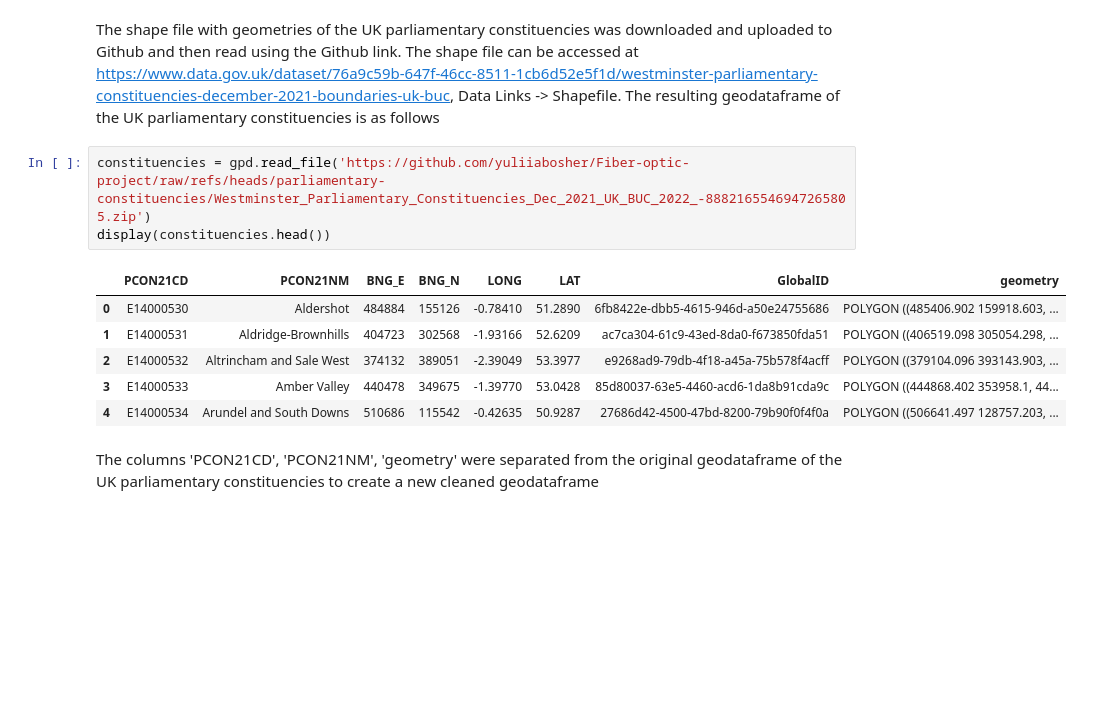
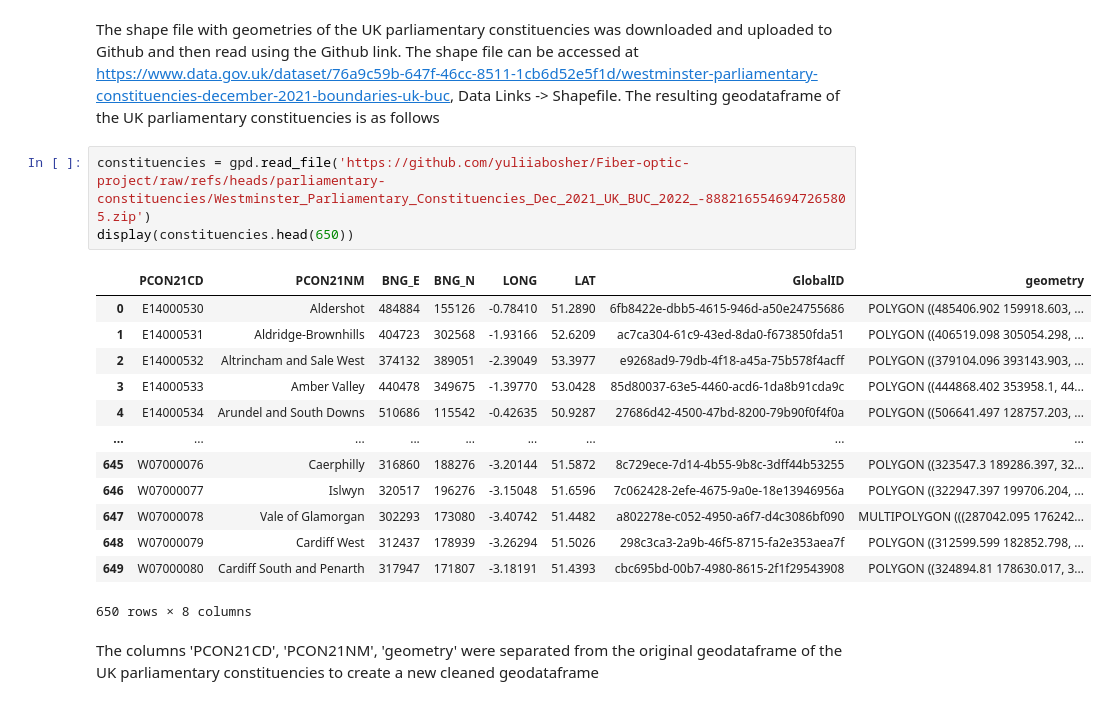
Before and after one commit to yuliiabosher/Fiber-optic-project, a Jupyter notebook: Parliamentary_constituencies_FTTP_historical.ipynb, the cells around one changed output. Cells and saved outputs as stored; diff of their text form; blank space fills up the shorter version.

```diff
--- a/Parliamentary_constituencies_FTTP_historical.ipynb
+++ b/Parliamentary_constituencies_FTTP_historical.ipynb
@@ -27,14 +27,21 @@ import matplotlib.pyplot as plt
 The shape file with geometries of the UK parliamentary constituencies was downloaded and uploaded to Github and then read using the Github link. The shape file can be accessed at https://www.data.gov.uk/dataset/76a9c59b-647f-46cc-8511-1cb6d52e5f1d/westminster-parliamentary-constituencies-december-2021-boundaries-uk-buc, Data Links -> Shapefile.  The resulting geodataframe of the UK parliamentary constituencies is as follows
 # %%
 constituencies = gpd.read_file('https://github.com/yuliiabosher/Fiber-optic-project/raw/refs/heads/parliamentary-constituencies/Westminster_Parliamentary_Constituencies_Dec_2021_UK_BUC_2022_-8882165546947265805.zip')
-display(constituencies.head())
+display(constituencies.head(650))
 # %% [output]
 |  | PCON21CD | PCON21NM | BNG_E | BNG_N | LONG | LAT | GlobalID | geometry |
 | 0 | E14000530 | Aldershot | 484884 | 155126 | -0.78410 | 51.2890 | 6fb8422e-dbb5-4615-946d-a50e24755686 | POLYGON ((485406.902 159918.603, ... |
 | 1 | E14000531 | Aldridge-Brownhills | 404723 | 302568 | -1.93166 | 52.6209 | ac7ca304-61c9-43ed-8da0-f673850fda51 | POLYGON ((406519.098 305054.298, ... |
 | 2 | E14000532 | Altrincham and Sale West | 374132 | 389051 | -2.39049 | 53.3977 | e9268ad9-79db-4f18-a45a-75b578f4acff | POLYGON ((379104.096 393143.903, ... |
 | 3 | E14000533 | Amber Valley | 440478 | 349675 | -1.39770 | 53.0428 | 85d80037-63e5-4460-acd6-1da8b91cda9c | POLYGON ((444868.402 353958.1, 44... |
 | 4 | E14000534 | Arundel and South Downs | 510686 | 115542 | -0.42635 | 50.9287 | 27686d42-4500-47bd-8200-79b90f0f4f0a | POLYGON ((506641.497 128757.203, ... |
+| ... | ... | ... | ... | ... | ... | ... | ... | ... |
+| 645 | W07000076 | Caerphilly | 316860 | 188276 | -3.20144 | 51.5872 | 8c729ece-7d14-4b55-9b8c-3dff44b53255 | POLYGON ((323547.3 189286.397, 32... |
+| 646 | W07000077 | Islwyn | 320517 | 196276 | -3.15048 | 51.6596 | 7c062428-2efe-4675-9a0e-18e13946956a | POLYGON ((322947.397 199706.204, ... |
+| 647 | W07000078 | Vale of Glamorgan | 302293 | 173080 | -3.40742 | 51.4482 | a802278e-c052-4950-a6f7-d4c3086bf090 | MULTIPOLYGON (((287042.095 176242... |
+| 648 | W07000079 | Cardiff West | 312437 | 178939 | -3.26294 | 51.5026 | 298c3ca3-2a9b-46f5-8715-fa2e353aea7f | POLYGON ((312599.599 182852.798, ... |
+| 649 | W07000080 | Cardiff South and Penarth | 317947 | 171807 | -3.18191 | 51.4393 | cbc695bd-00b7-4980-8615-2f1f29543908 | POLYGON ((324894.81 178630.017, 3... |
+650 rows × 8 columns
 # %% [markdown]
 The columns 'PCON21CD', 'PCON21NM', 'geometry' were separated from the original geodataframe of the UK parliamentary constituencies to create a new cleaned geodataframe
 # %%
```
Also changed, not shown: parts of 7 cells of this notebook.
